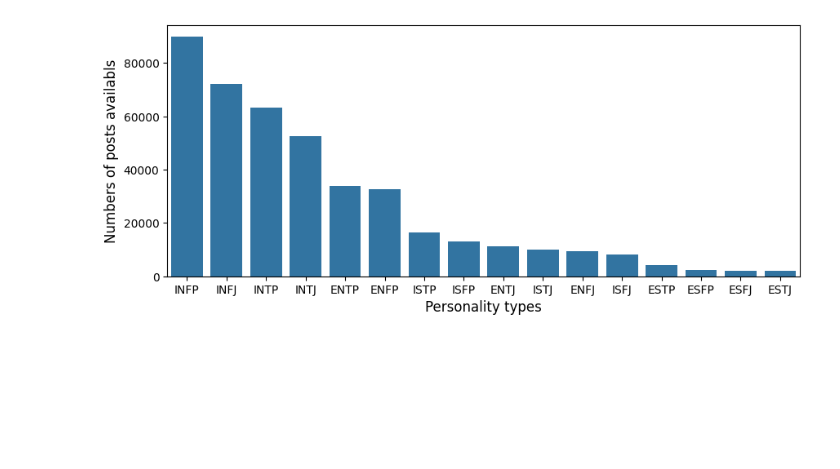
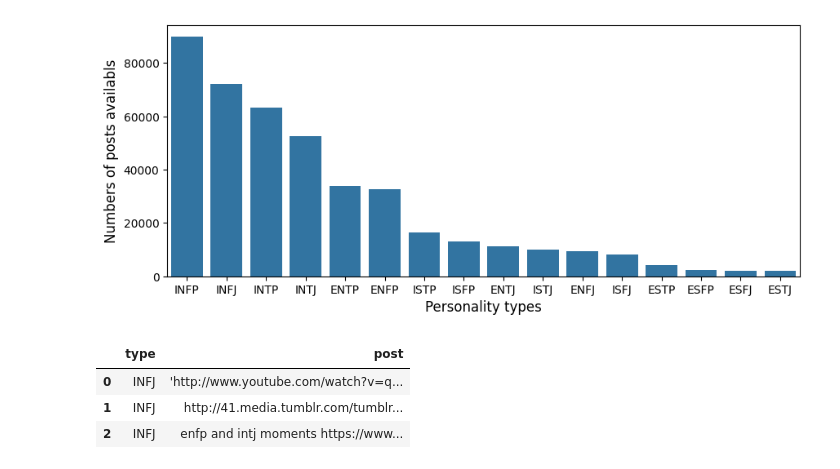
Before and after one commit to michaelhein39/BERTweet-MBTI, a Jupyter notebook: eda.ipynb, the cells around one changed output. Saved outputs shown, nothing was run; the diff lists cells and outputs as text; code cells hidden in the pictures; blank space fills up the shorter version.

```diff
--- a/eda.ipynb
+++ b/eda.ipynb
@@ -117,3 +117,10 @@ plt.ylabel('Numbers of posts availabls', fontsize=12)
 plt.show()
 # %% [output]
 [figure]
+# %%
+df.head(3)
+# %% [output]
+|  | type | post |
+| 0 | INFJ | 'http://www.youtube.com/watch?v=q... |
+| 1 | INFJ | http://41.media.tumblr.com/tumblr... |
+| 2 | INFJ | enfp and intj moments https://www... |
```
Also changed, not shown: parts of 4 cells of this notebook.
